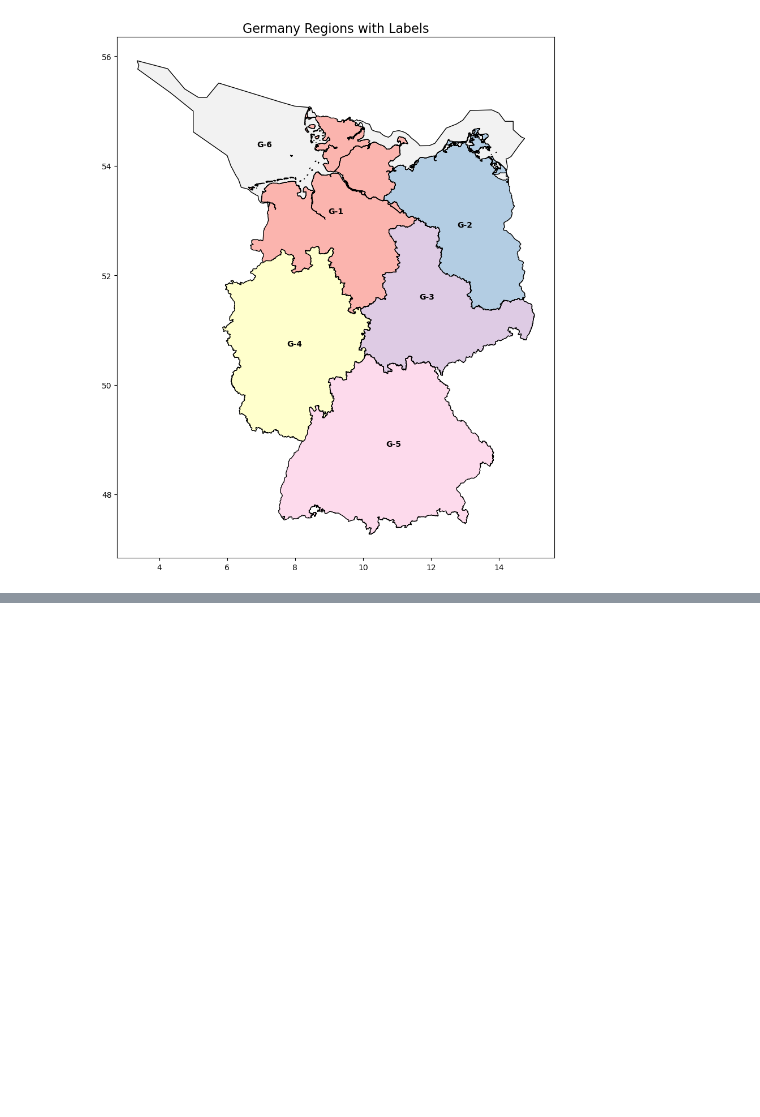
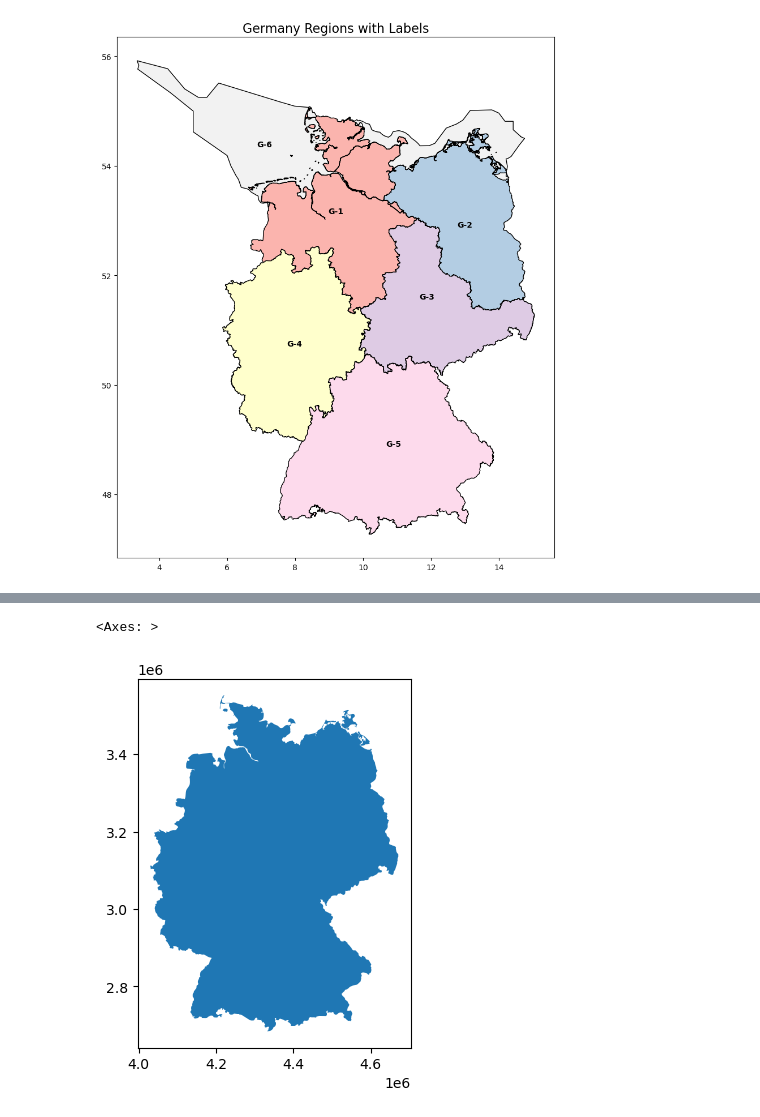
Before and after one commit to shaheryar-waris/DSEM_GROUP-G, a Jupyter notebook: Group-G Assignment_shery.ipynb, the cells around one changed output, grey strips where cells are left out. Drawn from its saved outputs; the diff is of its cells as text; code cells hidden in the pictures; blank space fills up the shorter version.

```diff
--- a/Group-G Assignment_shery.ipynb
+++ b/Group-G Assignment_shery.ipynb
@@ -218,0 +243,14 @@ plt.show()
+# %%
+shape = "https://tubcloud.tu-berlin.de/s/567ckizz2Y6RLQq/download?path=%2F&files=country_shapes.geojson"
+
+countries_shape = gpd.read_file(shape).set_index("name")
+
+#ISO Code for Germany = DEU
+germany_shape = countries_shape.loc[['DE']]
+
+germany_shape = germany_shape.to_crs(epsg=3035)
+
+germany_shape.plot()
+# %% [output]
+<Axes: >
+[figure, added]
```
Also changed, not shown: parts of 15 cells of this notebook.
